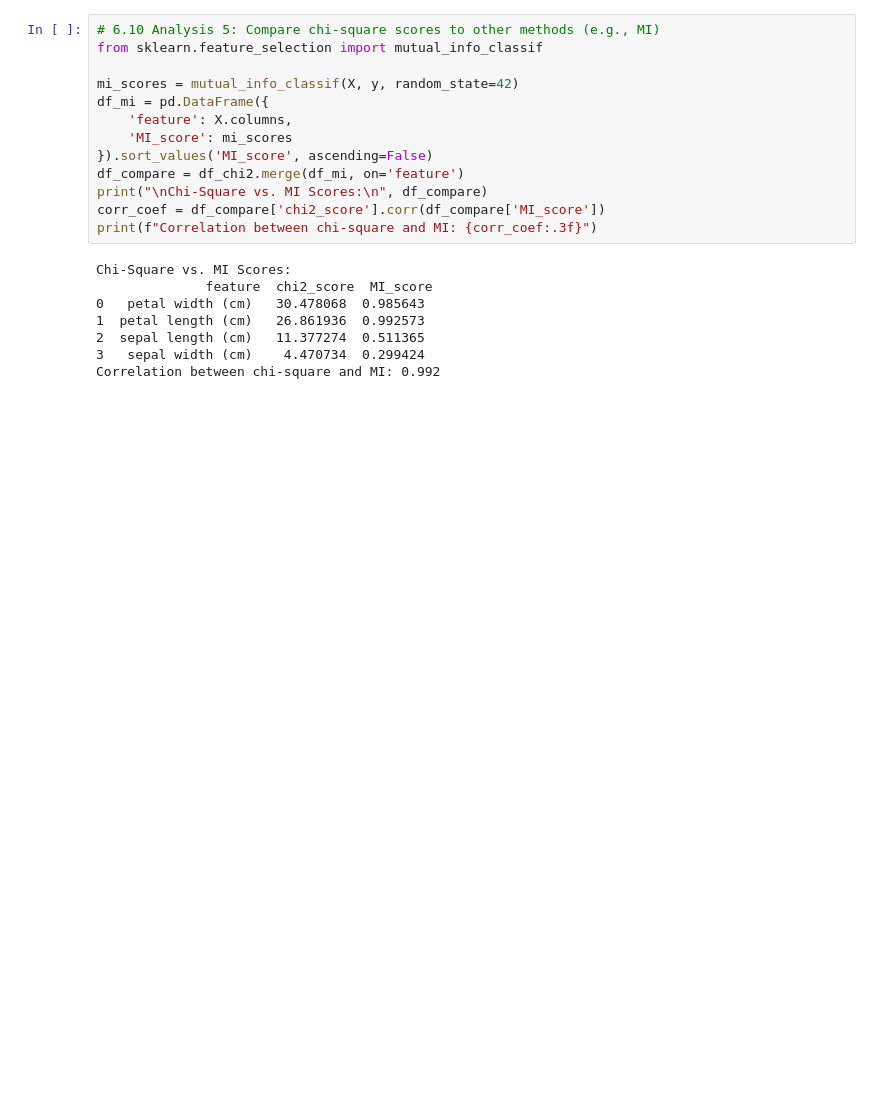
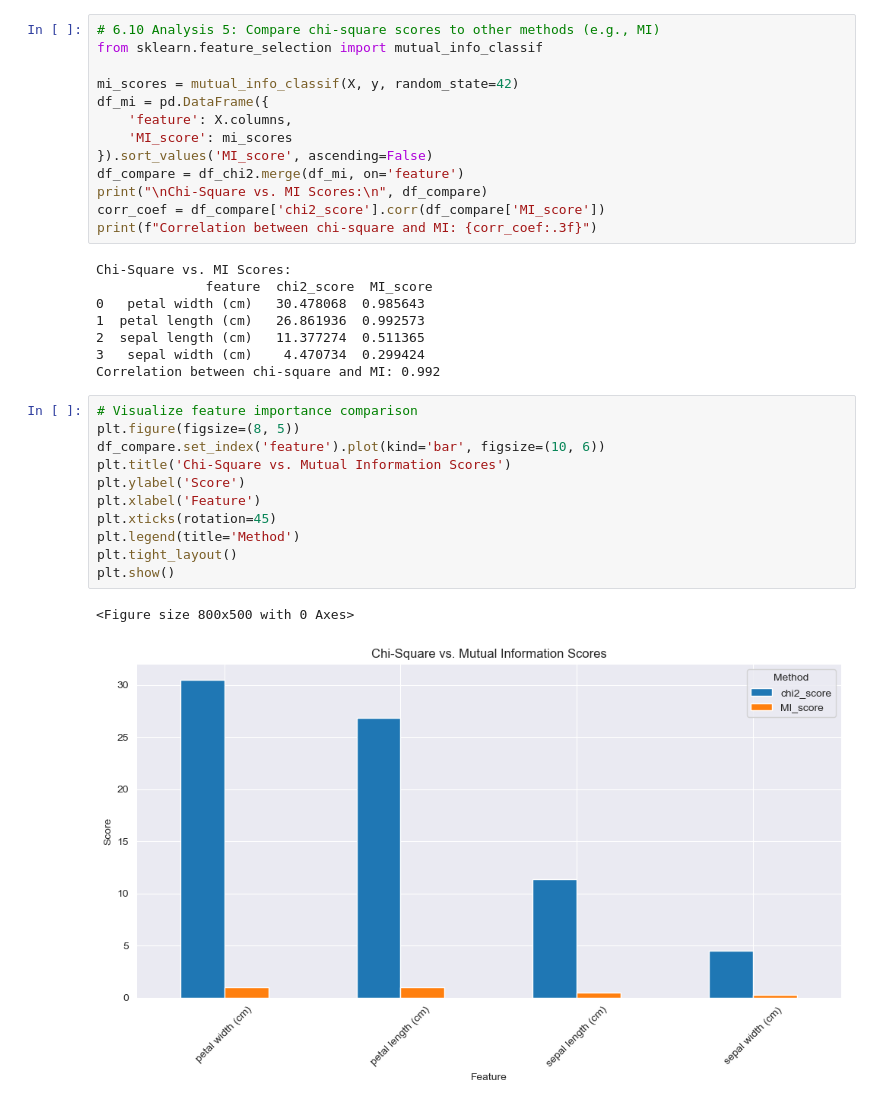
Before and after one commit to appliedcode/mthree-c422, a Jupyter notebook: Exercises/day-3/Filter_methods/Filter_methods_chi_square.ipynb, the cells around one changed output. Cells and saved outputs as stored; diff of their text form; blank space fills up the shorter version.

```diff
--- a/Exercises/day-3/Filter_methods/Filter_methods_chi_square.ipynb
+++ b/Exercises/day-3/Filter_methods/Filter_methods_chi_square.ipynb
@@ -158,3 +152,17 @@ Chi-Square vs. MI Scores:
 2  sepal length (cm)   11.377274  0.511365
 3   sepal width (cm)    4.470734  0.299424
 Correlation between chi-square and MI: 0.992
+# %%
+# Visualize feature importance comparison
+plt.figure(figsize=(8, 5))
+df_compare.set_index('feature').plot(kind='bar', figsize=(10, 6))
+plt.title('Chi-Square vs. Mutual Information Scores')
+plt.ylabel('Score')
+plt.xlabel('Feature')
+plt.xticks(rotation=45)
+plt.legend(title='Method')
+plt.tight_layout()
+plt.show()
+# %% [output]
+<Figure size 800x500 with 0 Axes>
+[figure, added]
```
Also changed, not shown: parts of 3 cells of this notebook.
